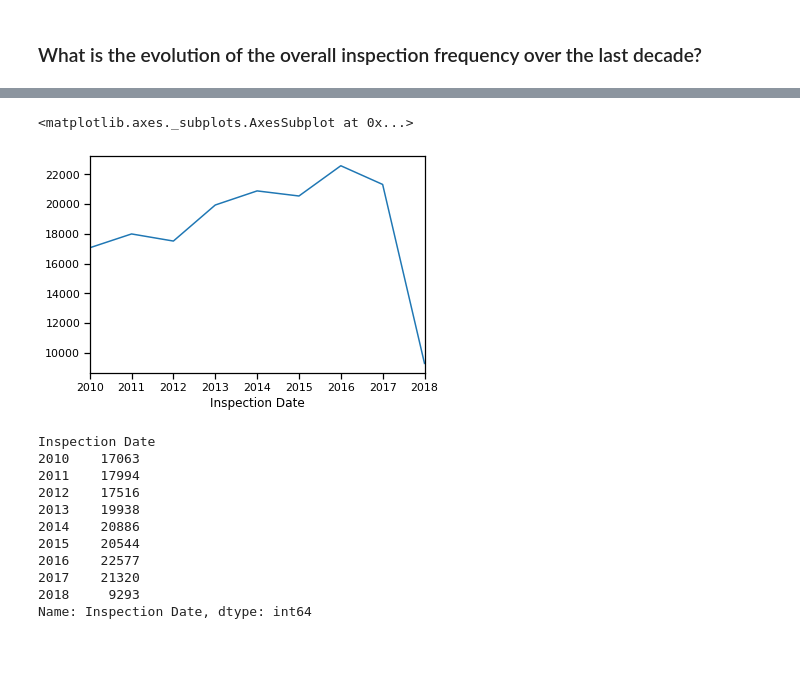
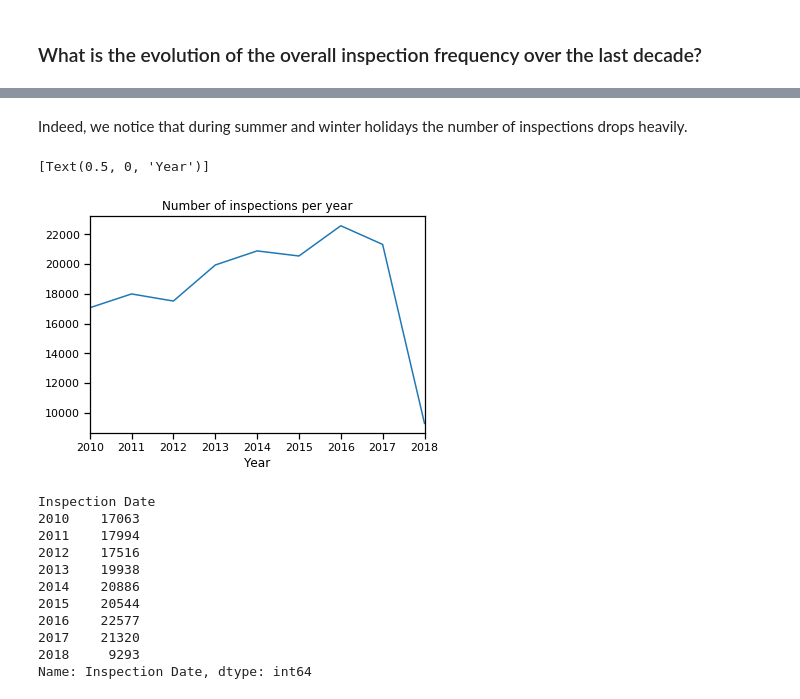
Before and after one commit to Gondolav/ADA-project, a Jupyter notebook: notebook.ipynb, the cells around one changed output, grey strips where cells are left out. Drawn from its saved outputs; the diff is of its cells as text; code cells hidden in the pictures; blank space fills up the shorter version.

```diff
--- a/notebook.ipynb
+++ b/notebook.ipynb
@@ -827,8 +838,12 @@ df['Inspection Date'].groupby([df['Inspection Date'].dt.year, df['Inspection Dat
+# %% [markdown]
+Indeed, we notice that during summer and winter holidays the number of inspections drops heavily.
 # %%
-df['Inspection Date'].groupby(df['Inspection Date'].dt.year).agg('count').plot()
+ax = df['Inspection Date'].groupby(df['Inspection Date'].dt.year).agg('count') \
+    .plot(title='Number of inspections per year')
+ax.set(xlabel='Year')
 # %% [output]
-<matplotlib.axes._subplots.AxesSubplot at 0x...>
+[Text(0.5, 0, 'Year')]
-[figure, old version]
+[figure, new version]
 # %%
 df['Inspection Date'].groupby(df['Inspection Date'].dt.year).agg('count').head(10)
 # %% [output]
```
Also changed, not shown: parts of 32 cells of this notebook, 2 other files.
